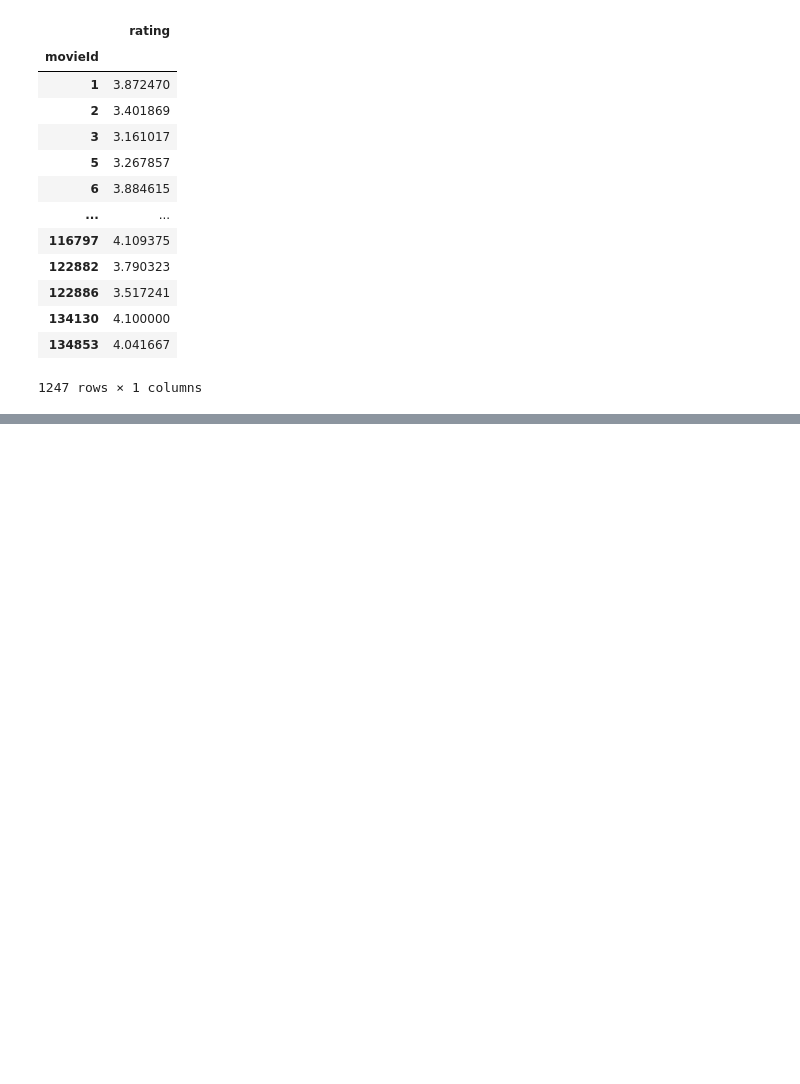
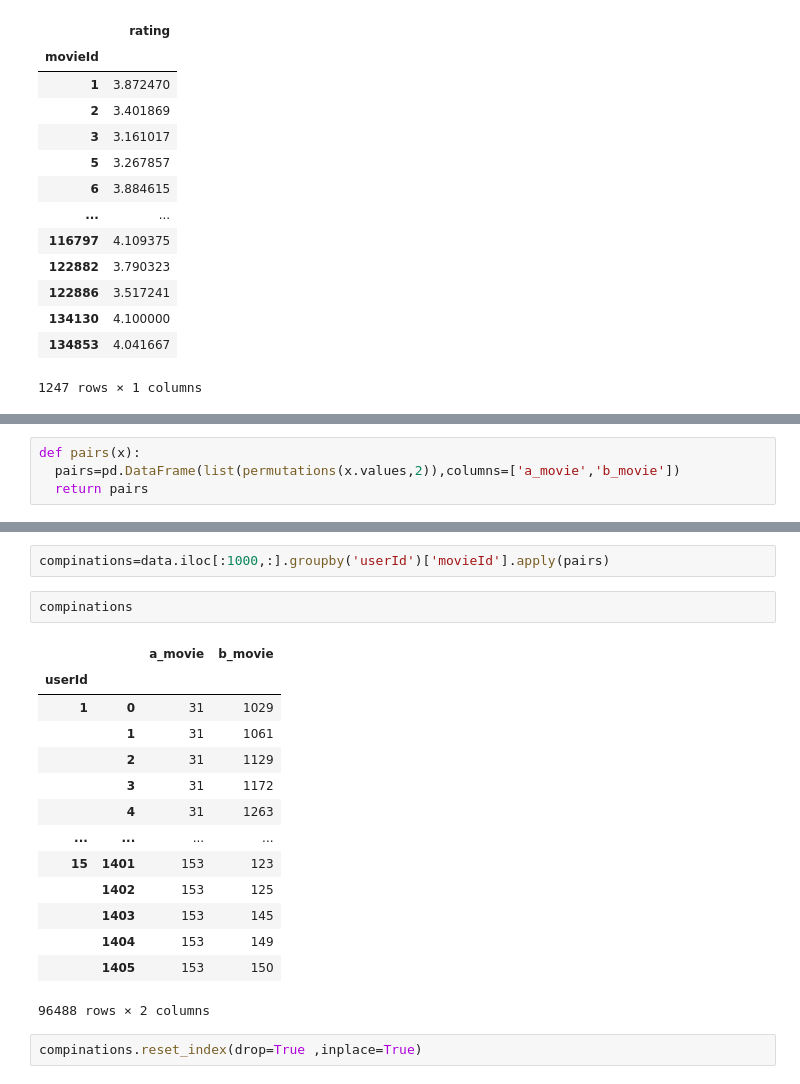
Before and after one commit to Belal-AI/Books-, a Jupyter notebook: Recommneder_systems.ipynb, the cells around one changed output, grey strips where cells are left out. Cells and saved outputs as stored; diff of their text form; blank space fills up the shorter version.

```diff
--- a/Recommneder_systems.ipynb
+++ b/Recommneder_systems.ipynb
@@ -89,0 +92,4 @@ most_populat_df[['movieId','rating']].groupby('movieId').mean()
+# %%
+def pairs(x):
+  pairs=pd.DataFrame(list(permutations(x.values,2)),columns=['a_movie','b_movie'])
+  return pairs
@@ -89,0 +112,21 @@ most_populat_df[['movieId','rating']].groupby('movieId').mean()
+# %%
+compinations=data.iloc[:1000,:].groupby('userId')['movieId'].apply(pairs)
+# %%
+compinations
+# %% [output]
+|  |  | a_movie | b_movie |
+| userId |  |  |  |
+| 1 | 0 | 31 | 1029 |
+|  | 1 | 31 | 1061 |
+|  | 2 | 31 | 1129 |
+|  | 3 | 31 | 1172 |
+|  | 4 | 31 | 1263 |
+| ... | ... | ... | ... |
+| 15 | 1401 | 153 | 123 |
+|  | 1402 | 153 | 125 |
+|  | 1403 | 153 | 145 |
+|  | 1404 | 153 | 149 |
+|  | 1405 | 153 | 150 |
+96488 rows × 2 columns
+# %%
+compinations.reset_index(drop=True ,inplace=True)
```
Also changed, not shown: parts of 9 cells of this notebook.
